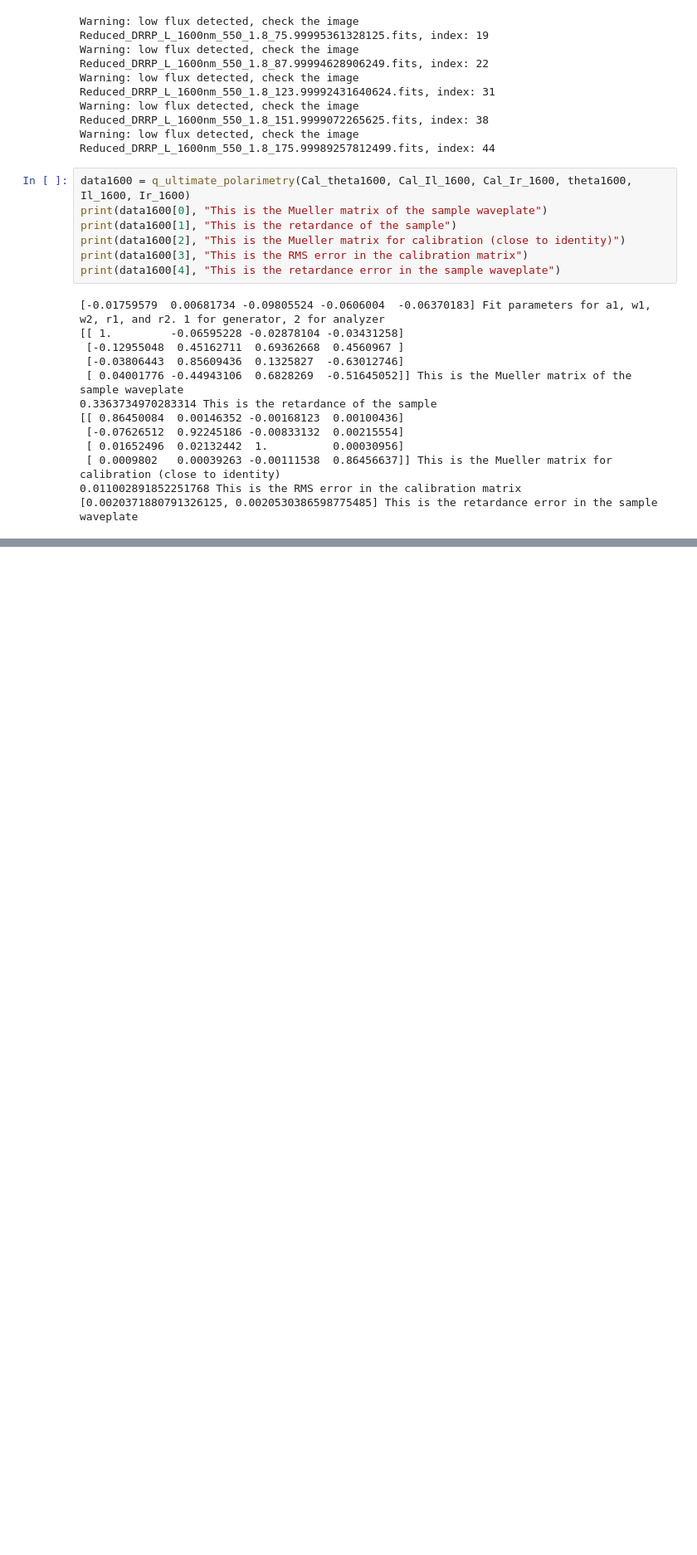
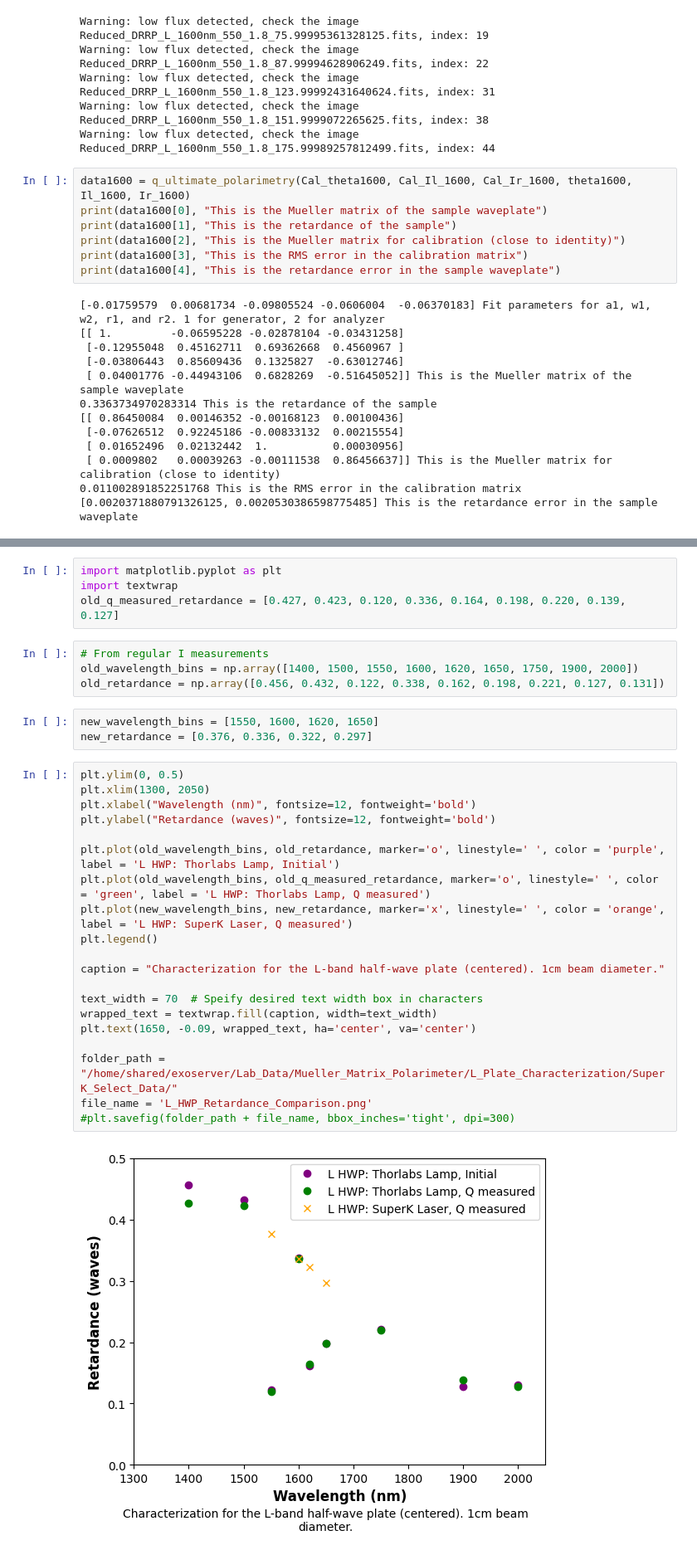
Before and after one commit to wcmelby/wcmelby-HWP_Characterizations, a Jupyter notebook: SuperK_Select_Data/L_SuperK_Analysis.ipynb, the cells around one changed output, grey strips where cells are left out. Shown: that part at 83% size. Cells and saved outputs as stored; diff of their text form; blank space fills up the shorter version.

Commit message:
SK data for 3 more wavelengths

```diff
--- a/SuperK_Select_Data/L_SuperK_Analysis.ipynb
+++ b/SuperK_Select_Data/L_SuperK_Analysis.ipynb
@@ -63,0 +235,33 @@ print(data1600[4], "This is the retardance error in the sample waveplate")
+# %%
+import matplotlib.pyplot as plt
+import textwrap
+old_q_measured_retardance = [0.427, 0.423, 0.120, 0.336, 0.164, 0.198, 0.220, 0.139, 0.127]
+# %%
+# From regular I measurements
+old_wavelength_bins = np.array([1400, 1500, 1550, 1600, 1620, 1650, 1750, 1900, 2000])
+old_retardance = np.array([0.456, 0.432, 0.122, 0.338, 0.162, 0.198, 0.221, 0.127, 0.131])
+# %%
+new_wavelength_bins = [1550, 1600, 1620, 1650]
+new_retardance = [0.376, 0.336, 0.322, 0.297]
+# %%
+plt.ylim(0, 0.5)
+plt.xlim(1300, 2050)
+plt.xlabel("Wavelength (nm)", fontsize=12, fontweight='bold')
+plt.ylabel("Retardance (waves)", fontsize=12, fontweight='bold')
+
+plt.plot(old_wavelength_bins, old_retardance, marker='o', linestyle=' ', color = 'purple', label = 'L HWP: Thorlabs Lamp, Initial')
+plt.plot(old_wavelength_bins, old_q_measured_retardance, marker='o', linestyle=' ', color = 'green', label = 'L HWP: Thorlabs Lamp, Q measured')
+plt.plot(new_wavelength_bins, new_retardance, marker='x', linestyle=' ', color = 'orange', label = 'L HWP: SuperK Laser, Q measured')
+plt.legend()
+
+caption = "Characterization for the L-band half-wave plate (centered). 1cm beam diameter."
+
+text_width = 70  # Speify desired text width box in characters
+wrapped_text = textwrap.fill(caption, width=text_width)
+plt.text(1650, -0.09, wrapped_text, ha='center', va='center')
+
+folder_path = "/home/shared/exoserver/Lab_Data/Mueller_Matrix_Polarimeter/L_Plate_Characterization/SuperK_Select_Data/"
+file_name = 'L_HWP_Retardance_Comparison.png'
+#plt.savefig(folder_path + file_name, bbox_inches='tight', dpi=300)
+# %% [output]
+[figure, added]
```
Also changed, not shown: parts of 15 cells of this notebook, 2 other files.
